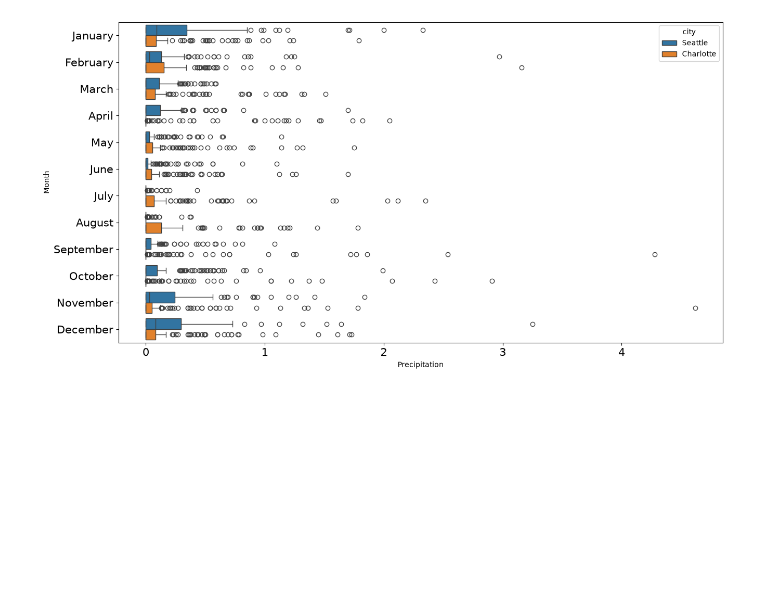
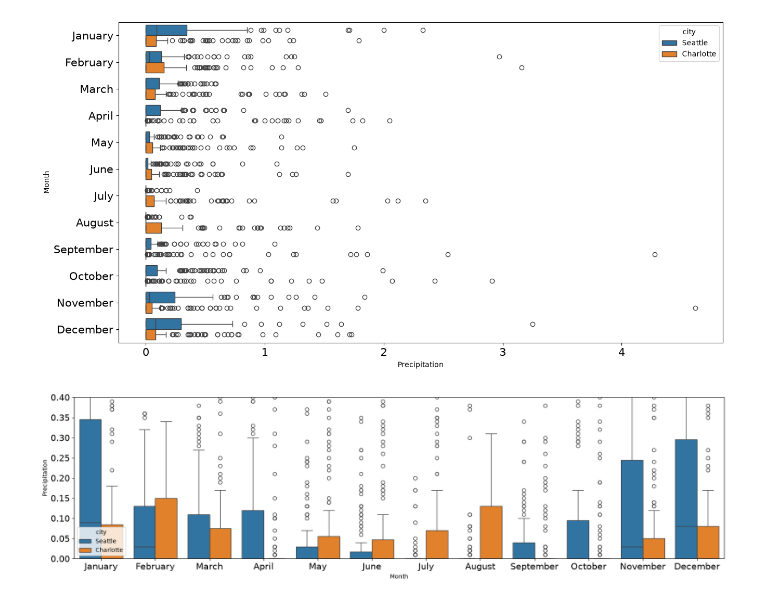
Before and after one commit to binay8/weather, a Jupyter notebook: code/Weather_Data.ipynb, the cells around one changed output. Cells and saved outputs as stored; diff of their text form; code cells hidden in the pictures; blank space fills up the shorter version.

```diff
--- a/code/Weather_Data.ipynb
+++ b/code/Weather_Data.ipynb
@@ -561,12 +561,14 @@ plt.show()
 # %%
 plt.figure(figsize =(20,5))
 sns.boxplot(data = df, x = 'month', y = 'precipitation', hue = 'city')
 plt.xlabel("Month")
 plt.ylabel("Precipitation")
+plt.ylim(0, 0.4)
+
 plt.tick_params(labelsize =15)
 
-# Get month names and set x=axis tick labels
-import calendar
-month_names = list(calendar.month_name[1:]) # retreive moonth names
+
 plt.xticks(ticks= range(12), labels = month_names)
 plt.show()
+# %% [output]
+[figure, added]
```
Also changed, not shown: parts of 7 cells of this notebook.
